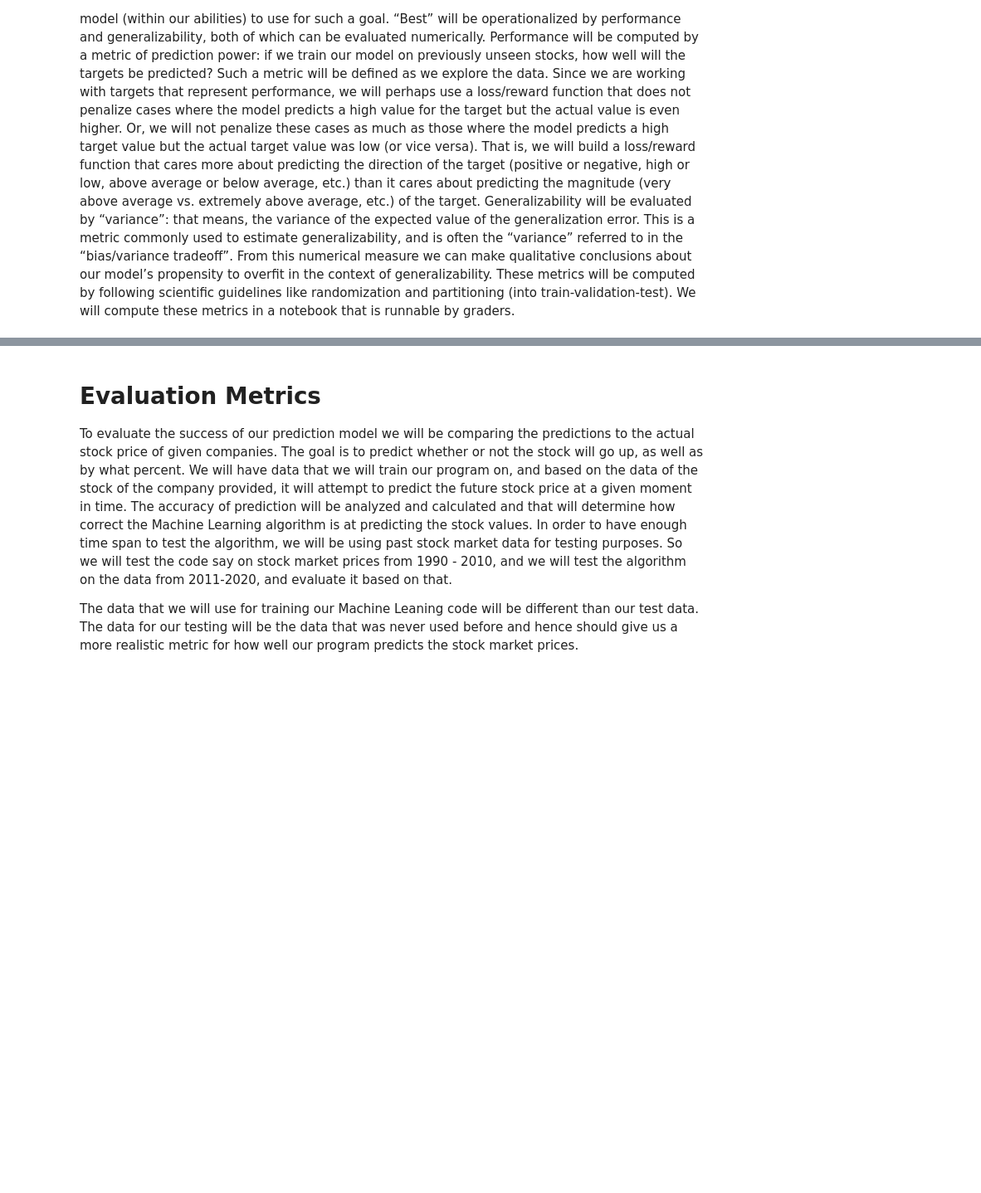
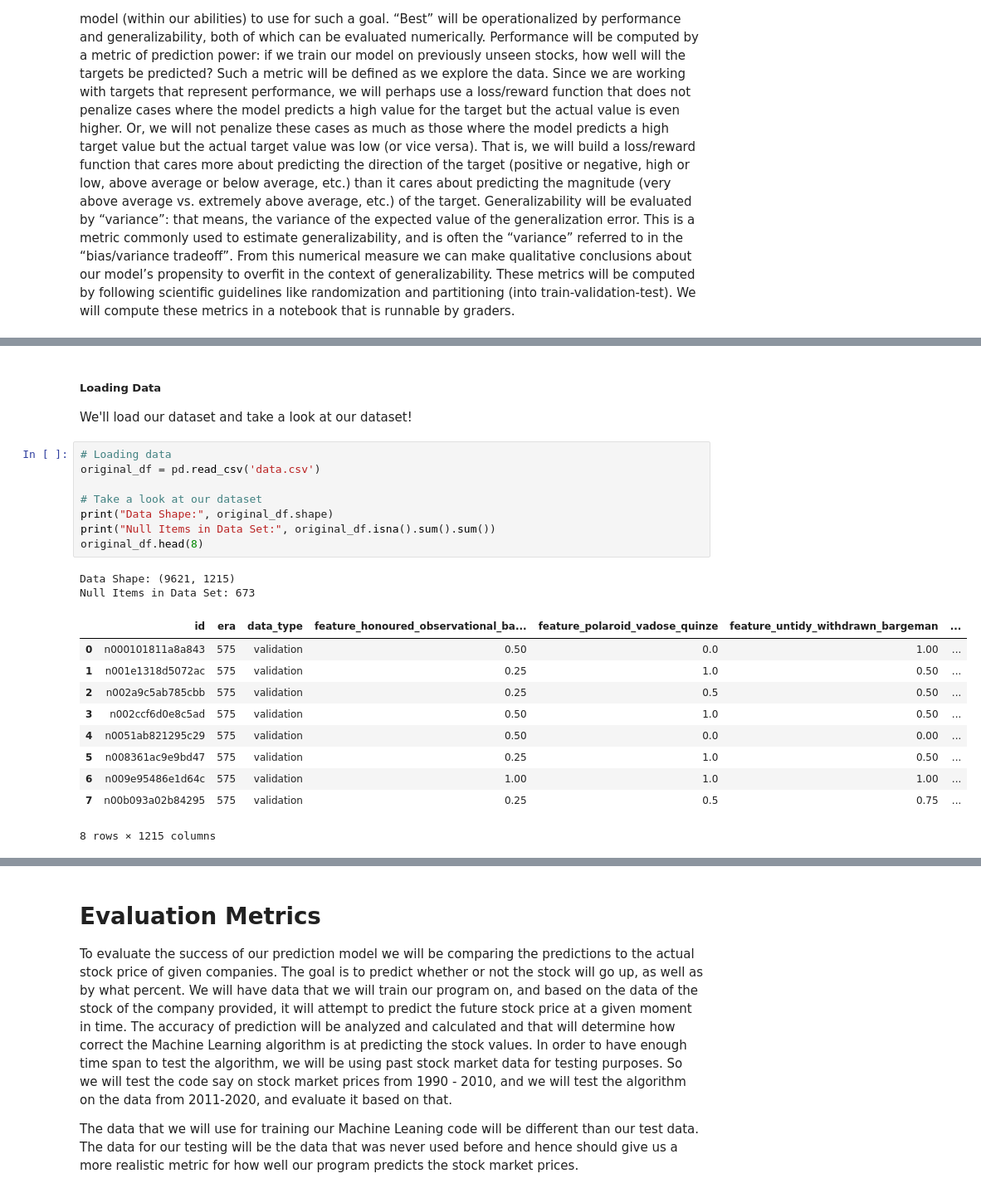
Before and after one commit to COGS118A/Group038-Sp22, a Jupyter notebook: Checkpoint_group038.ipynb, the cells around one changed output, grey strips where cells are left out. Shown: that part at 83% size. Drawn from its saved outputs; the diff is of its cells as text; blank space fills up the shorter version.

Commit message:
Thanh added data and some data cleaning, also added the new paragraph in the background from the docs

```diff
--- a/Checkpoint_group038.ipynb
+++ b/Checkpoint_group038.ipynb
@@ -89,0 +90,24 @@ Please give the following infomration for each dataset you are using
+# %% [markdown]
+##### Loading Data
+We'll load our dataset and take a look at our dataset!
+# %%
+# Loading data
+original_df = pd.read_csv('data.csv')
+
+# Take a look at our dataset
+print("Data Shape:", original_df.shape)
+print("Null Items in Data Set:", original_df.isna().sum().sum())
+original_df.head(8)
+# %% [output]
+Data Shape: (9621, 1215)
+Null Items in Data Set: 673
+|  | id | era | data_type | feature_honoured_observational_ba... | feature_polaroid_vadose_quinze | feature_untidy_withdrawn_bargeman | ... |
+| 0 | n000101811a8a843 | 575 | validation | 0.50 | 0.0 | 1.00 | ... |
+| 1 | n001e1318d5072ac | 575 | validation | 0.25 | 1.0 | 0.50 | ... |
+| 2 | n002a9c5ab785cbb | 575 | validation | 0.25 | 0.5 | 0.50 | ... |
+| 3 | n002ccf6d0e8c5ad | 575 | validation | 0.50 | 1.0 | 0.50 | ... |
+| 4 | n0051ab821295c29 | 575 | validation | 0.50 | 0.0 | 0.00 | ... |
+| 5 | n008361ac9e9bd47 | 575 | validation | 0.25 | 1.0 | 0.50 | ... |
+| 6 | n009e95486e1d64c | 575 | validation | 1.00 | 1.0 | 1.00 | ... |
+| 7 | n00b093a02b84295 | 575 | validation | 0.25 | 0.5 | 0.75 | ... |
+8 rows × 1215 columns
```
Also changed, not shown: parts of 6 cells of this notebook.
